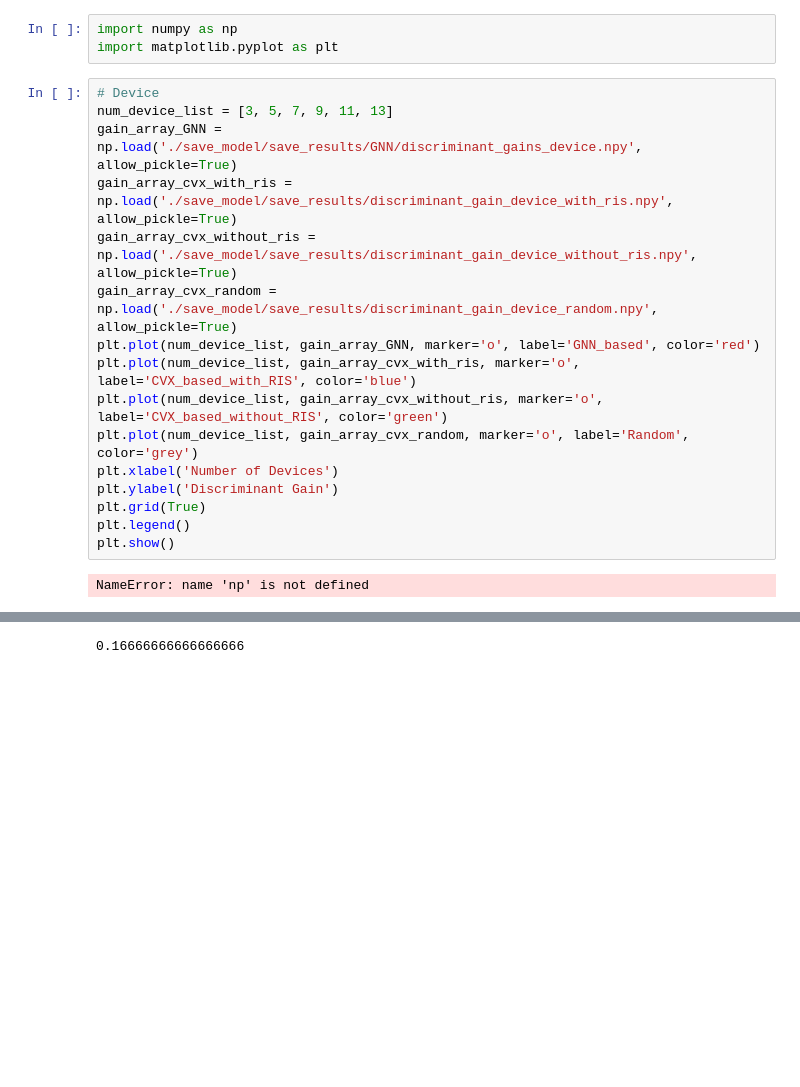
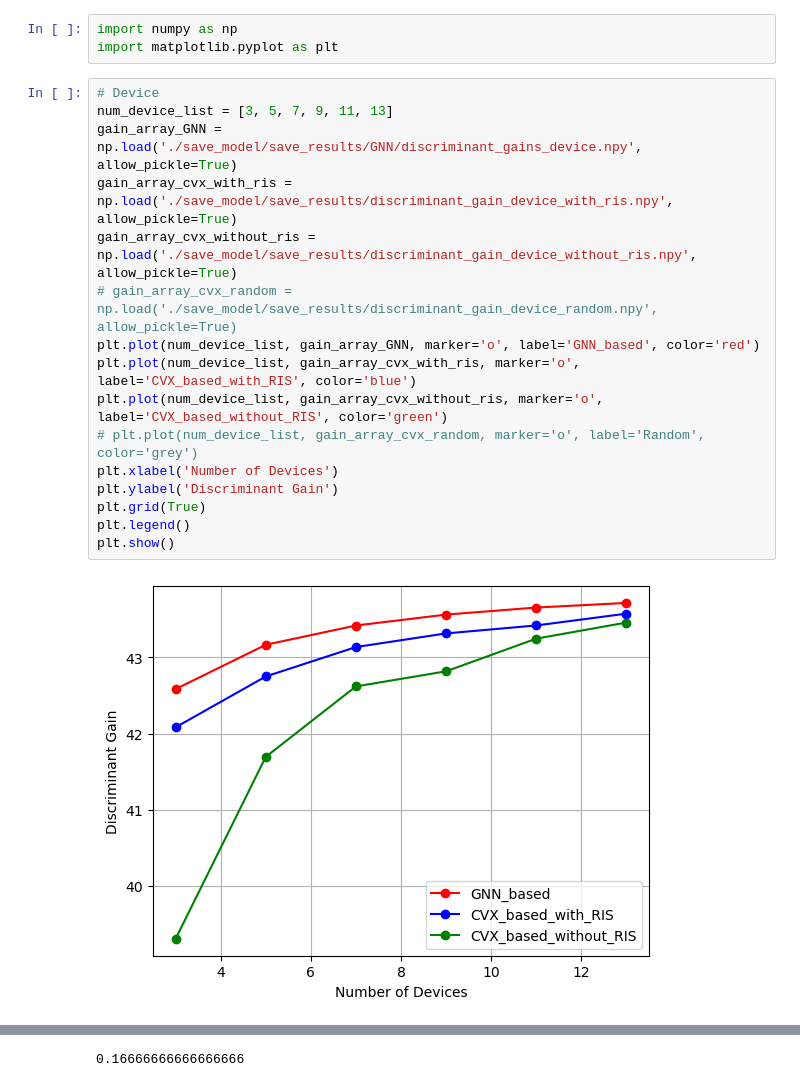
Before and after one commit to YuLong4/GNN-AirComp-RIS, a Jupyter notebook: drafts.ipynb, the cells around one changed output, grey strips where cells are left out. Drawn from its saved outputs; the diff is of its cells as text; blank space fills up the shorter version.

```diff
--- a/drafts.ipynb
+++ b/drafts.ipynb
@@ -4,21 +4,21 @@ import matplotlib.pyplot as plt
 # %%
 # Device
 num_device_list = [3, 5, 7, 9, 11, 13]
 gain_array_GNN = np.load('./save_model/save_results/GNN/discriminant_gains_device.npy', allow_pickle=True)
 gain_array_cvx_with_ris = np.load('./save_model/save_results/discriminant_gain_device_with_ris.npy', allow_pickle=True)
 gain_array_cvx_without_ris = np.load('./save_model/save_results/discriminant_gain_device_without_ris.npy', allow_pickle=True)
-gain_array_cvx_random = np.load('./save_model/save_results/discriminant_gain_device_random.npy', allow_pickle=True)
+# gain_array_cvx_random = np.load('./save_model/save_results/discriminant_gain_device_random.npy', allow_pickle=True)
 plt.plot(num_device_list, gain_array_GNN, marker='o', label='GNN_based', color='red')
 plt.plot(num_device_list, gain_array_cvx_with_ris, marker='o', label='CVX_based_with_RIS', color='blue')
 plt.plot(num_device_list, gain_array_cvx_without_ris, marker='o', label='CVX_based_without_RIS', color='green')
-plt.plot(num_device_list, gain_array_cvx_random, marker='o', label='Random', color='grey')
+# plt.plot(num_device_list, gain_array_cvx_random, marker='o', label='Random', color='grey')
 plt.xlabel('Number of Devices')
 plt.ylabel('Discriminant Gain')
 plt.grid(True)
 plt.legend()
 plt.show()
 # %% [output]
-NameError: name 'np' is not defined
+[figure, added]
 # %%
 # Power
 power_list = [4, 5, 6, 7, 8, 9, 10, 11, 12]
```
Also changed, not shown: parts of 2 cells of this notebook, 11 other files.
